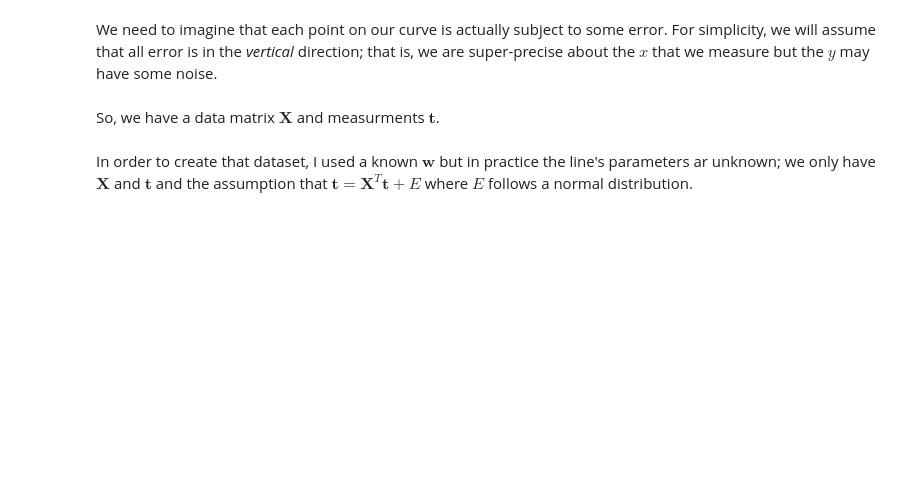
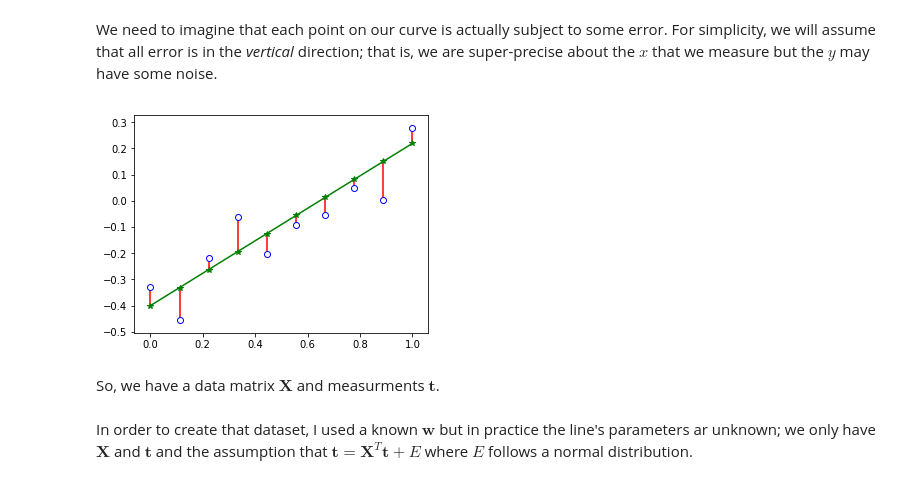
Before and after one commit to MU-CSE627/MU-CSE627, a Jupyter notebook: ch01/Machine Learning Lab 1.ipynb, the cells around one changed output. Drawn from its saved outputs; the diff is of its cells as text; code cells hidden in the pictures; blank space fills up the shorter version.

```diff
--- a/ch01/Machine Learning Lab 1.ipynb
+++ b/ch01/Machine Learning Lab 1.ipynb
@@ -144,15 +159,17 @@ print X
 We need to imagine that each point on our curve is actually subject to some error. For simplicity, we will assume that all error is in the _vertical_ direction; that is, we are super-precise about the $x$ that we measure but the $y$ may have some noise.
 # %%
 beta = 10
-error = normal(scale=1./beta, size=len(y))
+error = norm.rvs(scale=1./beta, size=len(y))
 t = y + error
 
-figsize(6, 4)
-plot(x, y, color='green', marker='*', zorder=2)
-scatter(x, t, facecolor='white', edgecolors='blue', zorder=3)
-vlines(x, y, t, color='red', zorder=1)
+plt.figure(figsize=(6, 4))
+plt.plot(x, y, color='green', marker='*', zorder=2)
+plt.scatter(x, t, facecolor='white', edgecolors='blue', zorder=3)
+plt.vlines(x, y, t, color='red', zorder=1)
 
-axis('equal');
+plt.axis('scaled');
+# %% [output]
+[figure, added]
 # %% [markdown]
 So, we have a data matrix $\mathbf{X}$ and measurments $\mathbf{t}$.
 # %% [markdown]
```
Also changed, not shown: parts of 60 cells of this notebook.
